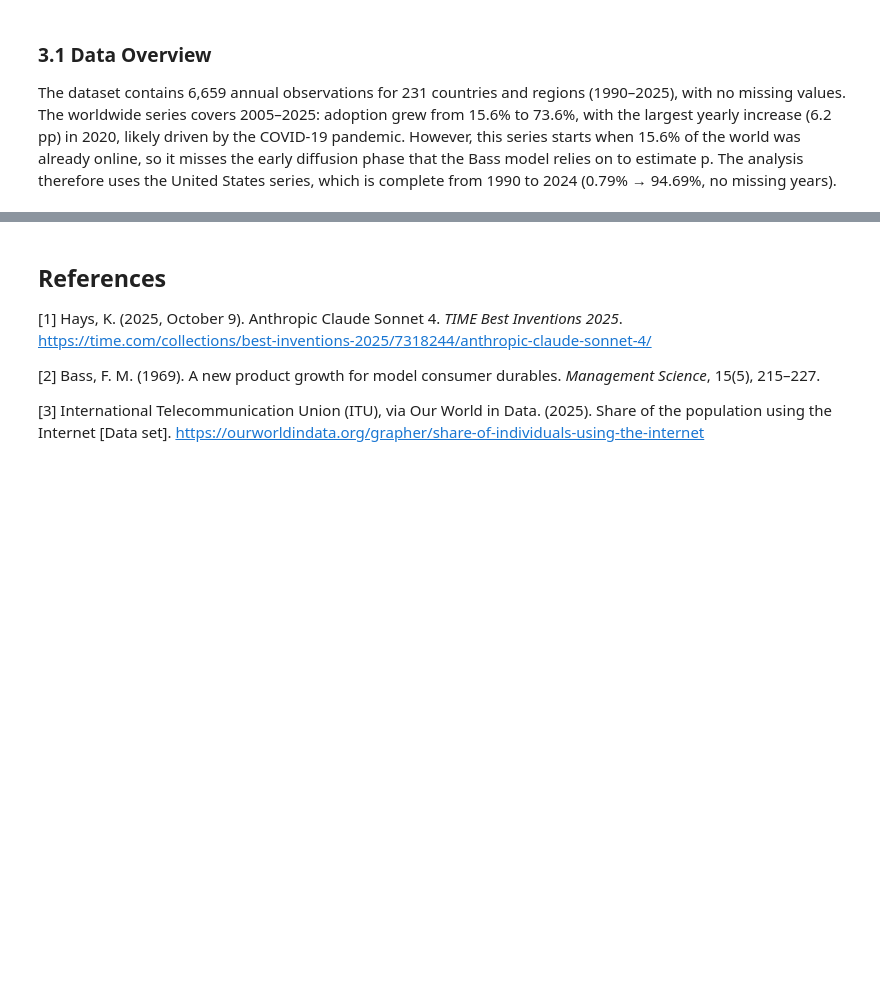
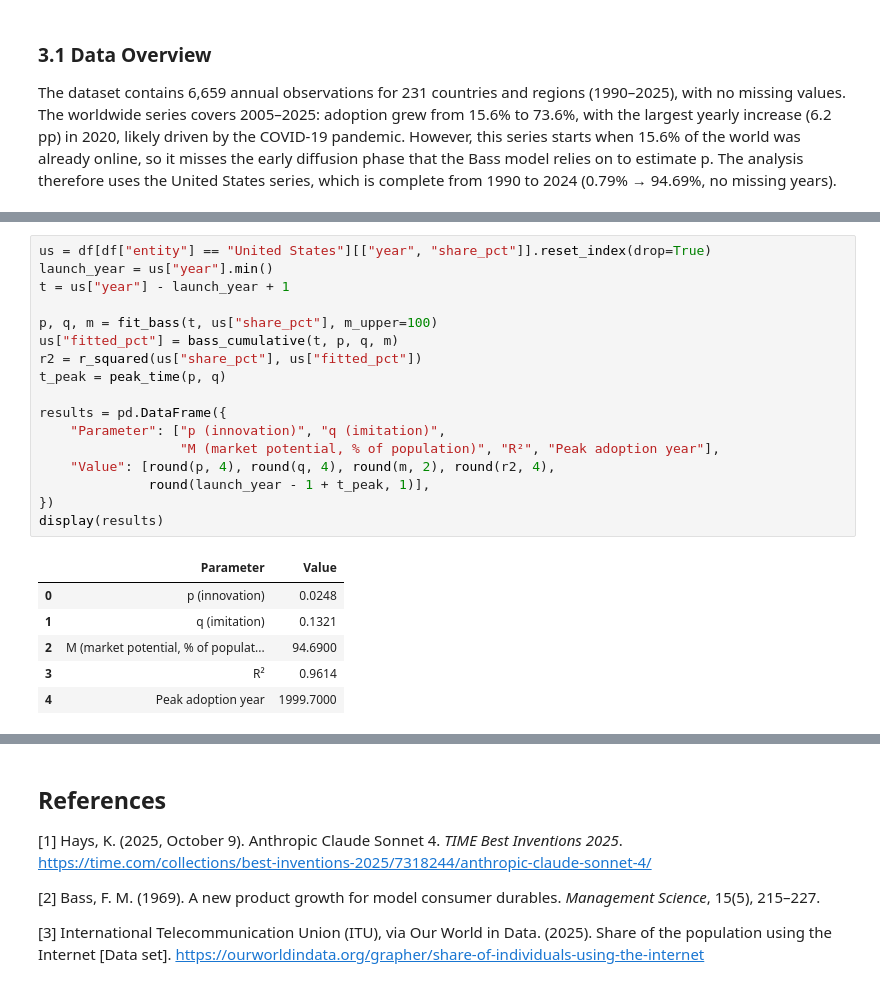
Before and after one commit to AraksyaG/bass-model-claude-sonnet-4, a Jupyter notebook: report/report.ipynb, the cells around one changed output, grey strips where cells are left out. Saved outputs shown, nothing was run; the diff lists cells and outputs as text; blank space fills up the shorter version.

```diff
--- a/report/report.ipynb
+++ b/report/report.ipynb
@@ -156,0 +173,24 @@ which is complete from 1990 to 2024 (0.79% → 94.69%, no missing years).
+# %%
+us = df[df["entity"] == "United States"][["year", "share_pct"]].reset_index(drop=True)
+launch_year = us["year"].min()
+t = us["year"] - launch_year + 1
+
+p, q, m = fit_bass(t, us["share_pct"], m_upper=100)
+us["fitted_pct"] = bass_cumulative(t, p, q, m)
+r2 = r_squared(us["share_pct"], us["fitted_pct"])
+t_peak = peak_time(p, q)
+
+results = pd.DataFrame({
+    "Parameter": ["p (innovation)", "q (imitation)",
+                  "M (market potential, % of population)", "R²", "Peak adoption year"],
+    "Value": [round(p, 4), round(q, 4), round(m, 2), round(r2, 4),
+              round(launch_year - 1 + t_peak, 1)],
+})
+display(results)
+# %% [output]
+|  | Parameter | Value |
+| 0 | p (innovation) | 0.0248 |
+| 1 | q (imitation) | 0.1321 |
+| 2 | M (market potential, % of populat... | 94.6900 |
+| 3 | R² | 0.9614 |
+| 4 | Peak adoption year | 1999.7000 |
```
Also changed, not shown: parts of 5 cells of this notebook, 2 other files.
